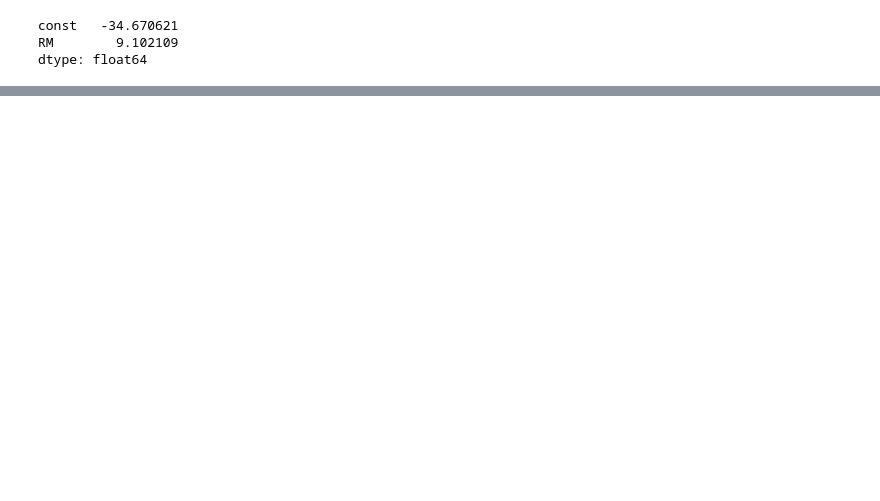
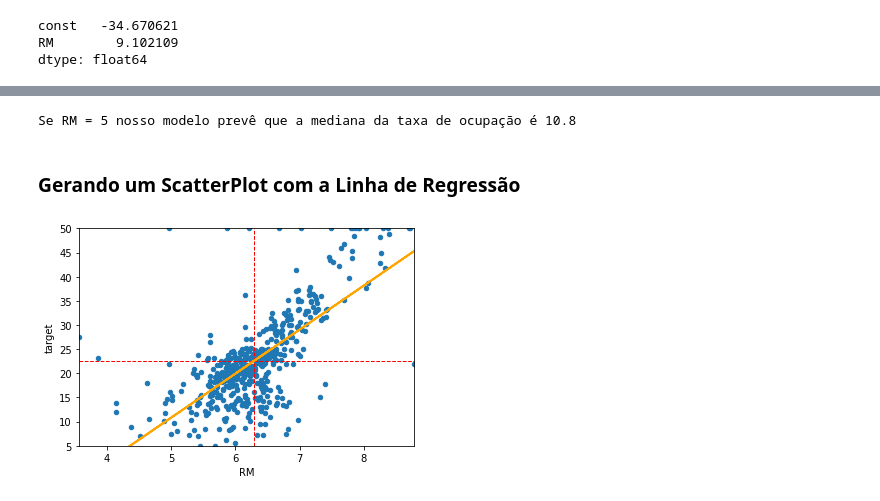
Before and after one commit to michelaap/notebooks, a Jupyter notebook: machine-learning/regressao_linear_simples.ipynb, the cells around one changed output, grey strips where cells are left out. Cells and saved outputs as stored; diff of their text form; code cells hidden in the pictures; blank space fills up the shorter version.

Commit message:
scatter plot com linha de regressão

```diff
--- a/machine-learning/regressao_linear_simples.ipynb
+++ b/machine-learning/regressao_linear_simples.ipynb
@@ -148,3 +148,7 @@ print(modelo.params)
 const   -34.670621
 RM        9.102109
 dtype: float64
+# %%
+# Gerando os valores previstos
+valores_previstos = modelo.predict(X)
+valores_previstos
@@ -150,0 +168,25 @@ dtype: float64
+# %%
+# Fazendo previsões
+RM = 5
+Xp = np.array([1, RM])
+print("Se RM = %01.f nosso modelo prevê que a mediana da taxa de ocupação é %0.1f" % (RM, modelo.predict(Xp)))
+# %% [output]
+Se RM = 5 nosso modelo prevê que a mediana da taxa de ocupação é 10.8
+# %% [markdown]
+### Gerando um ScatterPlot com a Linha de Regressão
+# %%
+# Range de valores para x e y
+x_range = [dataset['RM'].min(), dataset['RM'].max()]
+y_range = [dataset['target'].min(), dataset['target'].max()]
+# %%
+# Primeria camada do Scatter Plot
+scatter_plot = dataset.plot(kind = 'scatter', x = 'RM', y = 'target', xlim = x_range, ylim = y_range)
+
+# Segunda camada do Scatter Plot (médias)
+meanY = scatter_plot.plot(x_range, [dataset['target'].mean(), dataset['target'].mean()], '--', color = 'red', linewidth = 1)
+meanX = scatter_plot.plot([dataset['RM'].mean(), dataset['RM'].mean()], y_range, '--', color = 'red', linewidth = 1)
+
+# Terceira camada do Scatter Plot (linha de regressão)
+regression_line = scatter_plot.plot(dataset['RM'], valores_previstos, '-', color = 'orange', linewidth = 2)
+# %% [output]
+[figure, added]
```
Also changed, not shown: parts of 5 cells of this notebook.
